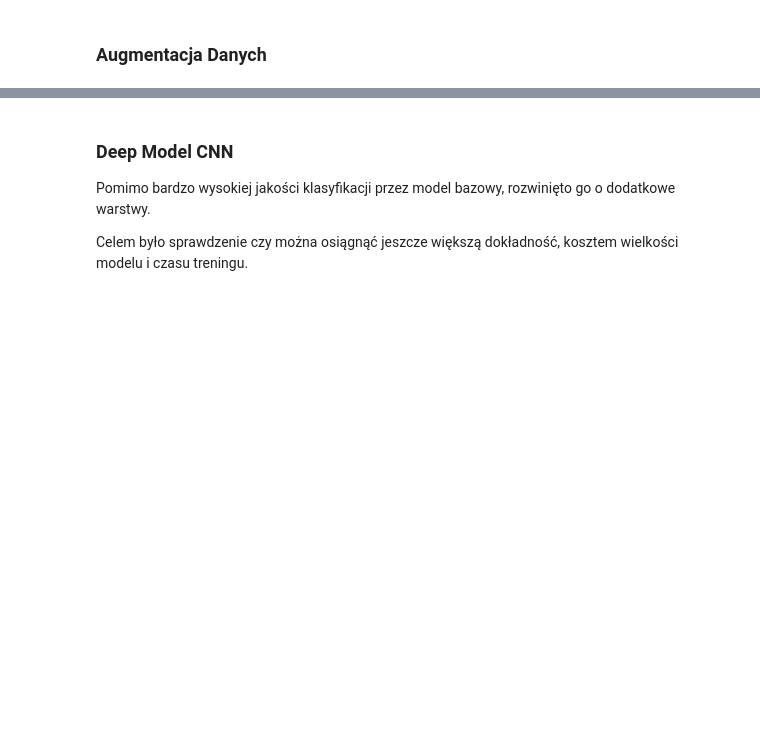
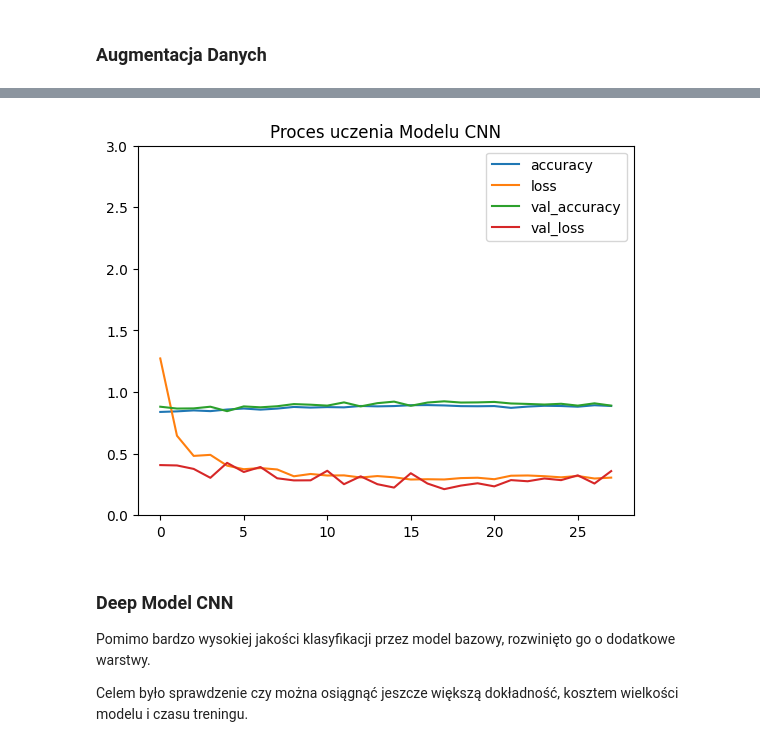
Before and after one commit to TymekMor/Bay-Area-Ship-Detection-CNN, a Jupyter notebook: Ships.ipynb, the cells around one changed output, grey strips where cells are left out. Saved outputs shown, nothing was run; the diff lists cells and outputs as text; code cells hidden in the pictures; blank space fills up the shorter version.

```diff
--- a/Ships.ipynb
+++ b/Ships.ipynb
@@ -297,3 +296,13 @@ Epoch 20/50
+# %%
+import pandas as pd
+
+history_2 = pd.DataFrame(h.history)
+history_2.plot()
+plt.title("Proces uczenia Modelu CNN")
+plt.ylim(0,3)
+plt.show()
+# %% [output]
+[figure, added]
 # %% [markdown]
 ### Deep Model CNN
 
```
Also changed, not shown: parts of 10 cells of this notebook, 4 other files.
